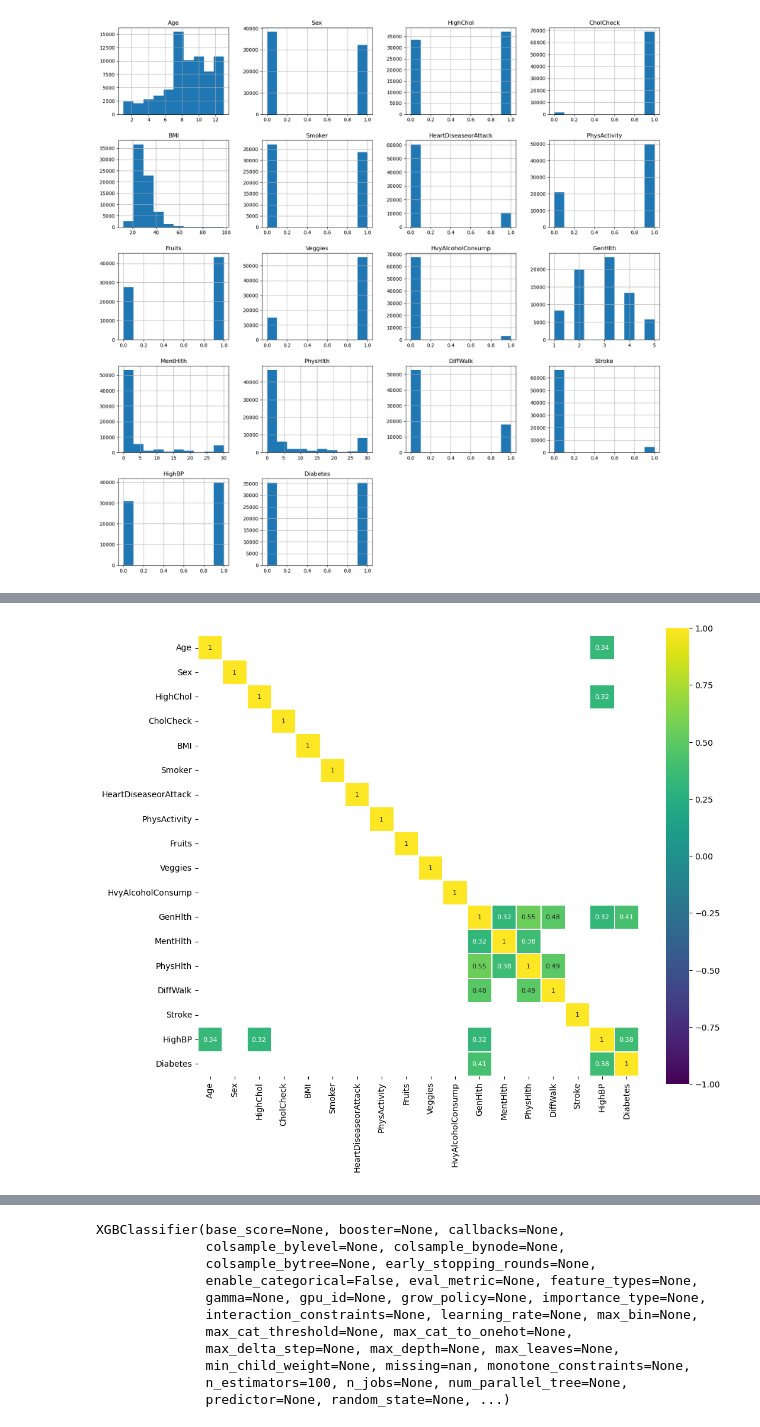
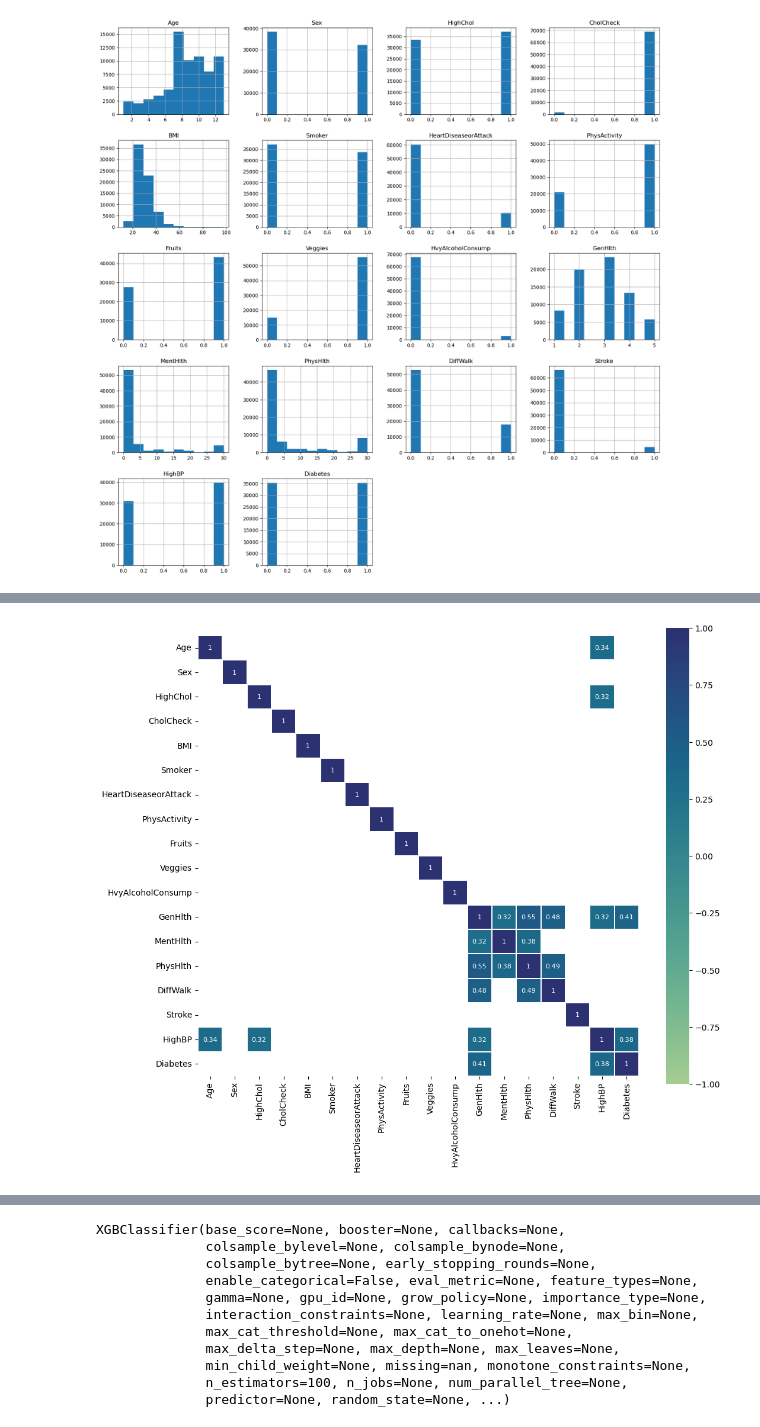
Before and after one commit to MiguelFids/Capstone_Project, a Jupyter notebook: data_cleaning-Copy3.ipynb, the cells around one changed output, grey strips where cells are left out. Saved outputs shown, nothing was run; the diff lists cells and outputs as text; code cells hidden in the pictures.

```diff
--- a/data_cleaning-Copy3.ipynb
+++ b/data_cleaning-Copy3.ipynb
@@ -124,9 +101,10 @@ plt.show()
 # %%
+# Still unsure why BMI is not showing up.
 import seaborn as sb
 corr = df.corr()
 plt.figure(figsize=(12, 10))
 
-sb.heatmap(corr[(corr >= 0.3) | (corr <= -0.3)], cmap='viridis', vmax=1.0, vmin=-1.0, linewidths=0.1,annot=True,
+sb.heatmap(corr[(corr >= 0.3) | (corr <= -0.3)], cmap="crest", vmax=1.0, vmin=-1.0, linewidths=0.1,annot=True,
             annot_kws={"size": 8}, square=True);
 # %% [output]
-[figure, old version]
+[figure, new version]
```
Also changed, not shown: parts of 43 cells of this notebook.
